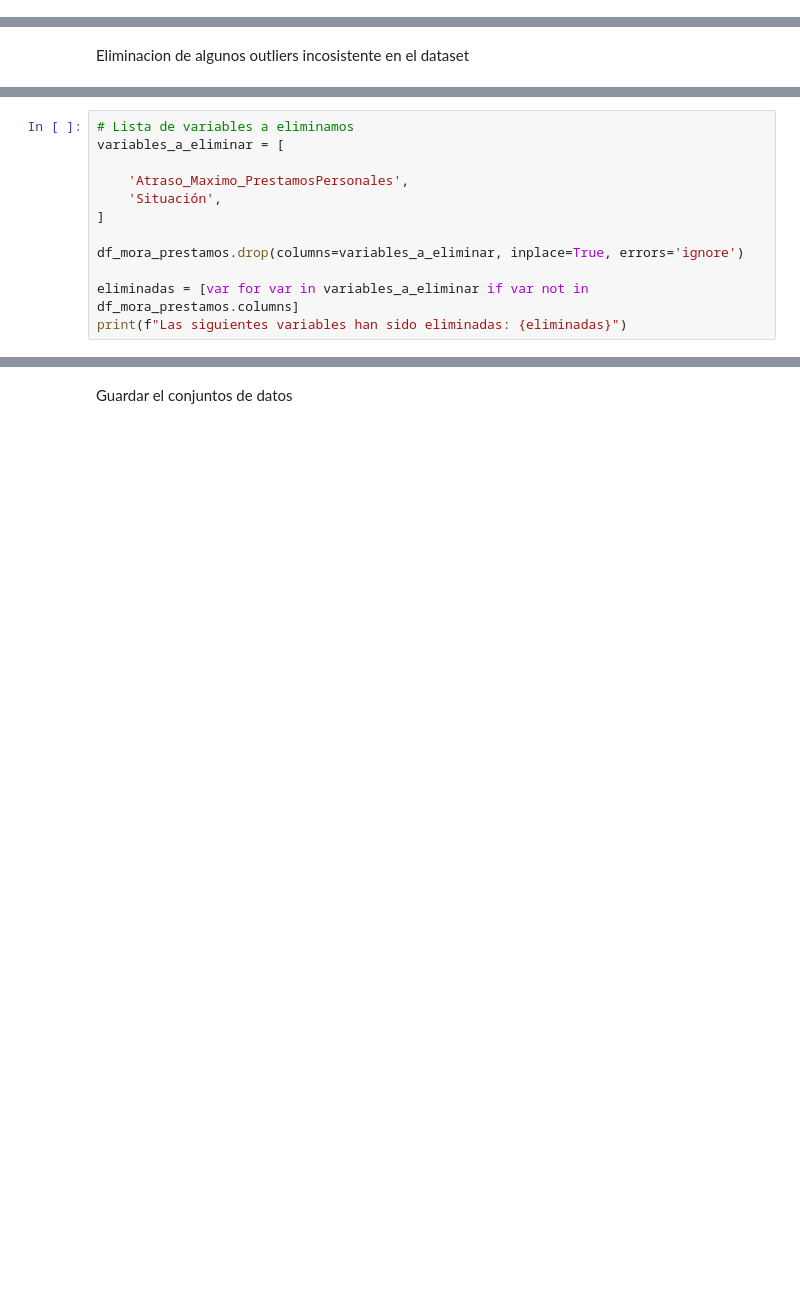
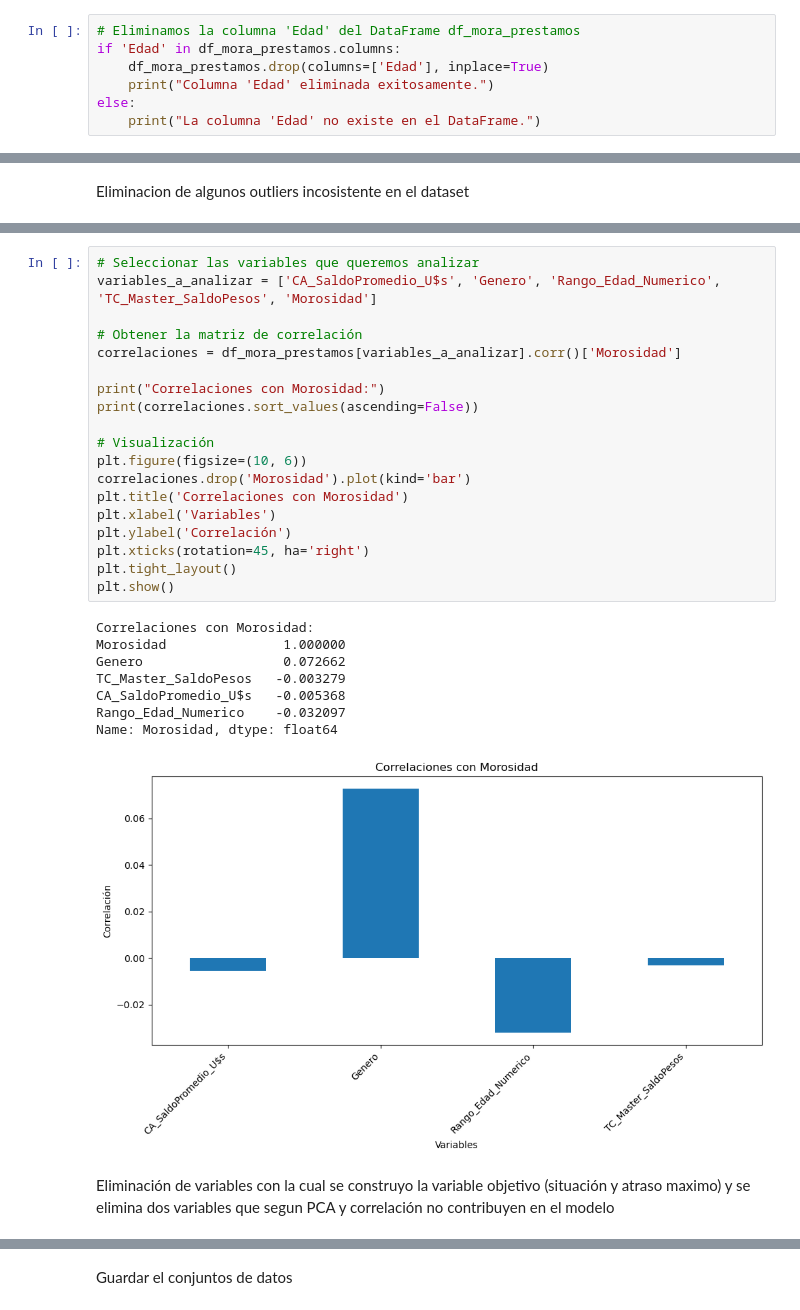
Before and after one commit to marcosrojas1990/TesisMaestriaCienciadeDatos-MarcosRojas, a Jupyter notebook: 1. Tesis Maestría de Ciencia de Datos - Preparación de los datos.ipynb, the cells around one changed output, grey strips where cells are left out. Saved outputs shown, nothing was run; the diff lists cells and outputs as text; blank space fills up the shorter version.

```diff
--- a/1. Tesis Maestría de Ciencia de Datos - Preparación de los datos.ipynb
+++ b/1. Tesis Maestría de Ciencia de Datos - Preparación de los datos.ipynb
@@ -793,0 +1102,7 @@ dtype: object
+# %%
+# Eliminamos la columna 'Edad' del DataFrame df_mora_prestamos
+if 'Edad' in df_mora_prestamos.columns:
+    df_mora_prestamos.drop(columns=['Edad'], inplace=True)
+    print("Columna 'Edad' eliminada exitosamente.")
+else:
+    print("La columna 'Edad' no existe en el DataFrame.")
@@ -813,12 +1112,0 @@ Eliminación de variables con relacion directa y que derivan en moroso y no moro
-# %%
-# Lista de variables a eliminamos
-variables_a_eliminar = [
-
-    'Atraso_Maximo_PrestamosPersonales',
-    'Situación',
-]
-
-df_mora_prestamos.drop(columns=variables_a_eliminar, inplace=True, errors='ignore')
-
-eliminadas = [var for var in variables_a_eliminar if var not in df_mora_prestamos.columns]
-print(f"Las siguientes variables han sido eliminadas: {eliminadas}")
@@ -826,0 +1222,30 @@ Las siguientes variables han sido eliminadas: ['Atraso_Maximo_PrestamosPersonale
+# %%
+# Seleccionar las variables que queremos analizar
+variables_a_analizar = ['CA_SaldoPromedio_U$s', 'Genero', 'Rango_Edad_Numerico', 'TC_Master_SaldoPesos', 'Morosidad']
+
+# Obtener la matriz de correlación
+correlaciones = df_mora_prestamos[variables_a_analizar].corr()['Morosidad']
+
+print("Correlaciones con Morosidad:")
+print(correlaciones.sort_values(ascending=False))
+
+# Visualización
+plt.figure(figsize=(10, 6))
+correlaciones.drop('Morosidad').plot(kind='bar')
+plt.title('Correlaciones con Morosidad')
+plt.xlabel('Variables')
+plt.ylabel('Correlación')
+plt.xticks(rotation=45, ha='right')
+plt.tight_layout()
+plt.show()
+# %% [output]
+Correlaciones con Morosidad:
+Morosidad               1.000000
+Genero                  0.072662
+TC_Master_SaldoPesos   -0.003279
+CA_SaldoPromedio_U$s   -0.005368
+Rango_Edad_Numerico    -0.032097
+Name: Morosidad, dtype: float64
+[figure, added]
+# %% [markdown]
+Eliminación de variables con la cual se construyo la variable objetivo (situación y atraso maximo) y se elimina dos variables que segun PCA y correlación no contribuyen en el modelo
```
Also changed, not shown: parts of 29 cells of this notebook.
